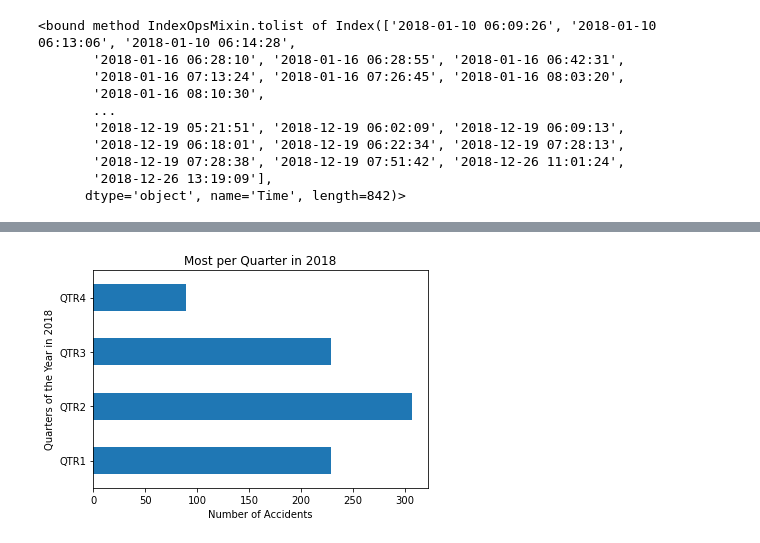
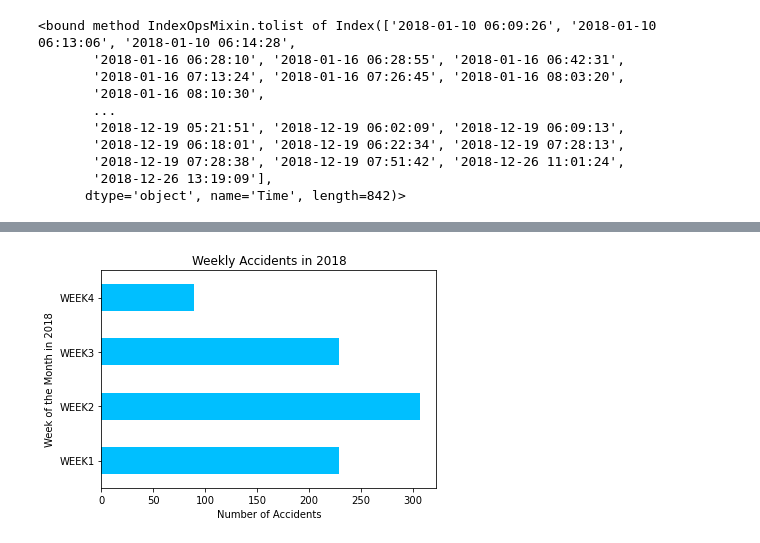
Before and after one commit to Corters22/Traffic_Data_in_San_Antonio, a Jupyter notebook: Question_3/SA_weather_traffic.ipynb, the cells around one changed output, grey strips where cells are left out. Cells and saved outputs as stored; diff of their text form; code cells hidden in the pictures.

```diff
--- a/Question_3/SA_weather_traffic.ipynb
+++ b/Question_3/SA_weather_traffic.ipynb
@@ -43,6 +59,7 @@ print(texas_accidents_df )
 sa_df = texas_accidents_df.loc[texas_accidents_df['City'] == 'San Antonio']
 sa_df = sa_df [["Time", "Latitude", "Longitude", "City", "County", "State", "Zipcode", "Month", "Day"]]
 sa_df['Time']= pd.to_datetime(sa_df['Time'])
+sa_df['Month'] = sa_df['Time'].dt.month_name()
 sa_df
 # %% [output]
 |  | Time | Latitude | Longitude | City | County | State | Zipcode | Month | Day |
@@ -140,9 +169,9 @@ Name: Time, dtype: int64
 bins = [1, 8, 16, 24, 31]
 # %%
 #names for the bins
-group_names = ["QTR1", "QTR2", "QTR3", "QTR4"]
+group_names = ["WEEK1", "WEEK2", "WEEK3", "WEEK4"]
 # %%
-sa_df["Day of Month"] = pd.cut(sa_df["Day"], bins, labels=group_names, include_lowest=True)
+sa_df["Week"] = pd.cut(sa_df["Day"], bins, labels=group_names, include_lowest=True)
 sa_df
 # %% [output]
 |  | Time | Latitude | Longitude | City | County | State | Zipcode | Month | Day | ... |
@@ -161,5 +194,5 @@ sa_df
 # %%
-grouped_by_day_of_month = sa_df.groupby("Day of Month")
+grouped_by_day_of_month = sa_df.groupby("Week")
 day_counts = grouped_by_day_of_month.count()
 day_counts["Time"]
 # %% [output]
@@ -252,8 +289,8 @@ plt.savefig("Images/times of day.png")
 # %%
-most_qtr.index.name = 'Quarters of the Year in 2018'
-most_qtr.plot.barh(x=x_axis, title="Most per Quarter in 2018")
+most_qtr.index.name = 'Week of the Month in 2018'
+most_qtr.plot.barh(x=x_axis, title="Weekly Accidents in 2018", color="deepskyblue")
 plt.xlabel("Number of Accidents")
 #save chart
 plt.savefig("Images/number of accidents.png")
 # %% [output]
-[figure, old version]
+[figure, new version]
```
Also changed, not shown: parts of 25 cells of this notebook, 3 other files.
